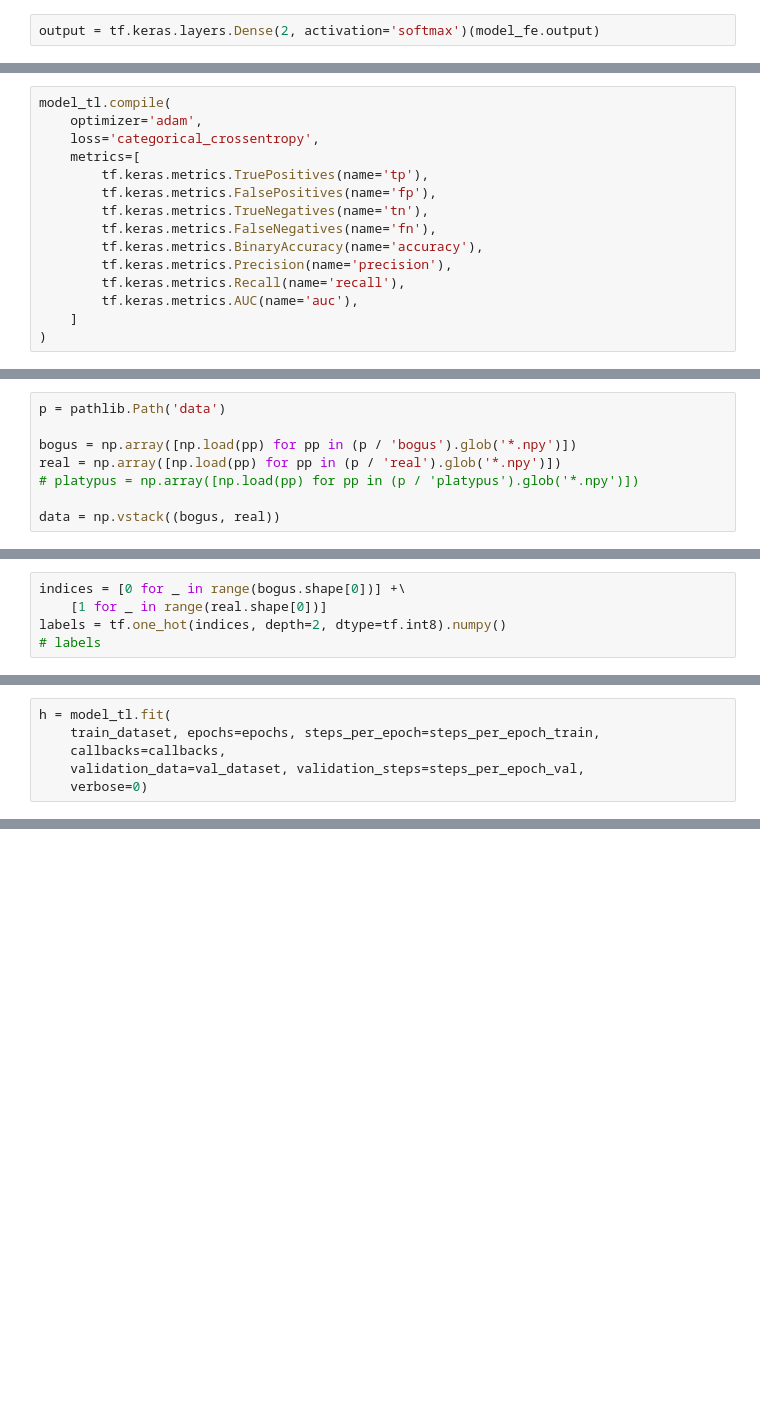
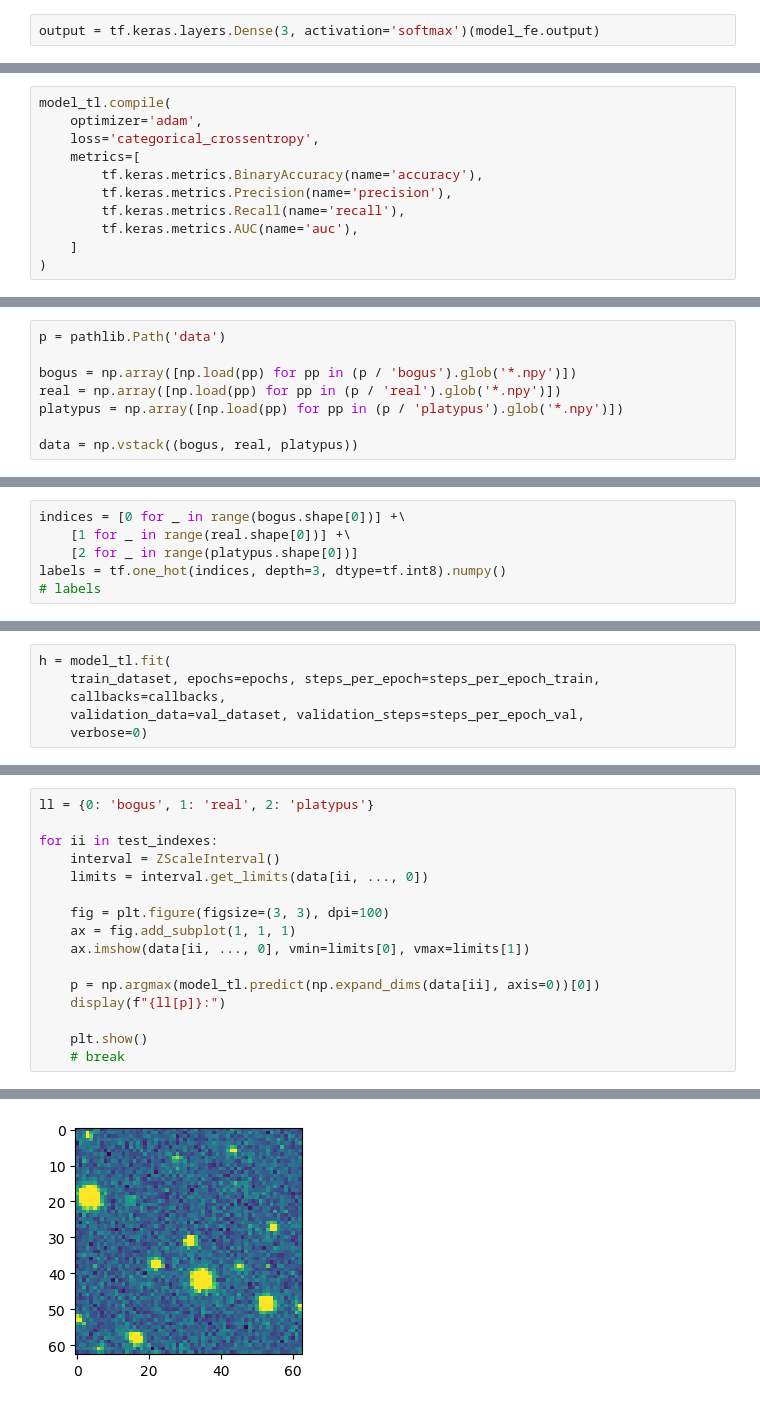
Before and after one commit to dmitryduev/ay119, a Jupyter notebook: deep_learning/rbp.ipynb, the cells around one changed output, grey strips where cells are left out. Cells and saved outputs as stored; diff of their text form; blank space fills up the shorter version.

```diff
--- a/deep_learning/rbp.ipynb
+++ b/deep_learning/rbp.ipynb
@@ -118,7 +120,7 @@ _________________________________________________________________
 # %% [markdown]
 Create a new output layer that will provide the probabilities for our three classes.
 # %%
-output = tf.keras.layers.Dense(2, activation='softmax')(model_fe.output)
+output = tf.keras.layers.Dense(3, activation='softmax')(model_fe.output)
 # %%
 model_tl = tf.keras.Model(inputs=model_fe.inputs, outputs=output)
 # %%
@@ -130,10 +132,6 @@ model_tl.compile(
     optimizer='adam',
     loss='categorical_crossentropy',
     metrics=[
-        tf.keras.metrics.TruePositives(name='tp'),
-        tf.keras.metrics.FalsePositives(name='fp'),
-        tf.keras.metrics.TrueNegatives(name='tn'),
-        tf.keras.metrics.FalseNegatives(name='fn'),
         tf.keras.metrics.BinaryAccuracy(name='accuracy'),
         tf.keras.metrics.Precision(name='precision'),
         tf.keras.metrics.Recall(name='recall'),
@@ -147,7 +145,7 @@ p = pathlib.Path('data')
 
 bogus = np.array([np.load(pp) for pp in (p / 'bogus').glob('*.npy')])
 real = np.array([np.load(pp) for pp in (p / 'real').glob('*.npy')])
-# platypus = np.array([np.load(pp) for pp in (p / 'platypus').glob('*.npy')])
+platypus = np.array([np.load(pp) for pp in (p / 'platypus').glob('*.npy')])
 
-data = np.vstack((bogus, real))
+data = np.vstack((bogus, real, platypus))
 # %%
@@ -158,8 +156,9 @@ bogus.shape, real.shape
 Make labels:
 # %%
 indices = [0 for _ in range(bogus.shape[0])] +\
-    [1 for _ in range(real.shape[0])]
-labels = tf.one_hot(indices, depth=2, dtype=tf.int8).numpy()
+    [1 for _ in range(real.shape[0])] +\
+    [2 for _ in range(platypus.shape[0])]
+labels = tf.one_hot(indices, depth=3, dtype=tf.int8).numpy()
 # labels
 # %% [markdown]
 Train/validation/test split (we will use an 81\% / 9\% / 10\% data split):
@@ -224,0 +224,17 @@ model_tl.evaluate(test_dataset)
+# %%
+ll = {0: 'bogus', 1: 'real', 2: 'platypus'}
+
+for ii in test_indexes:
+    interval = ZScaleInterval()
+    limits = interval.get_limits(data[ii, ..., 0])
+
+    fig = plt.figure(figsize=(3, 3), dpi=100)
+    ax = fig.add_subplot(1, 1, 1)
+    ax.imshow(data[ii, ..., 0], vmin=limits[0], vmax=limits[1])
+
+    p = np.argmax(model_tl.predict(np.expand_dims(data[ii], axis=0))[0])
+    display(f"{ll[p]}:")
+
+    plt.show()
+    # break
+# %% [output]
@@ -224,0 +242 @@ model_tl.evaluate(test_dataset)
+[figure, added]
```
Also changed, not shown: parts of 9 cells of this notebook.
